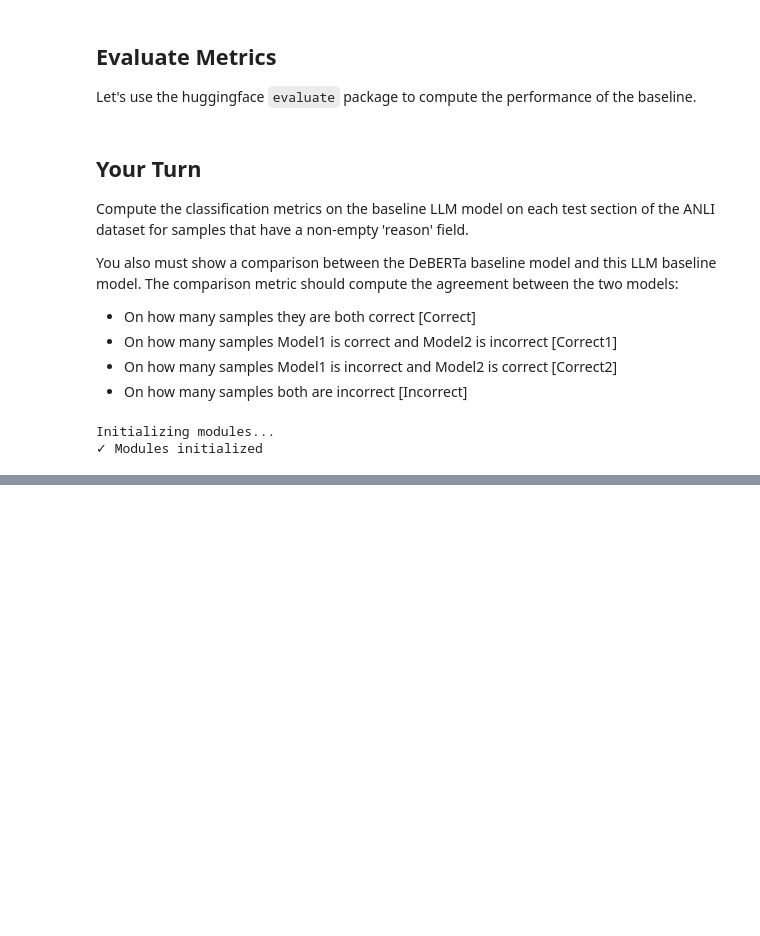
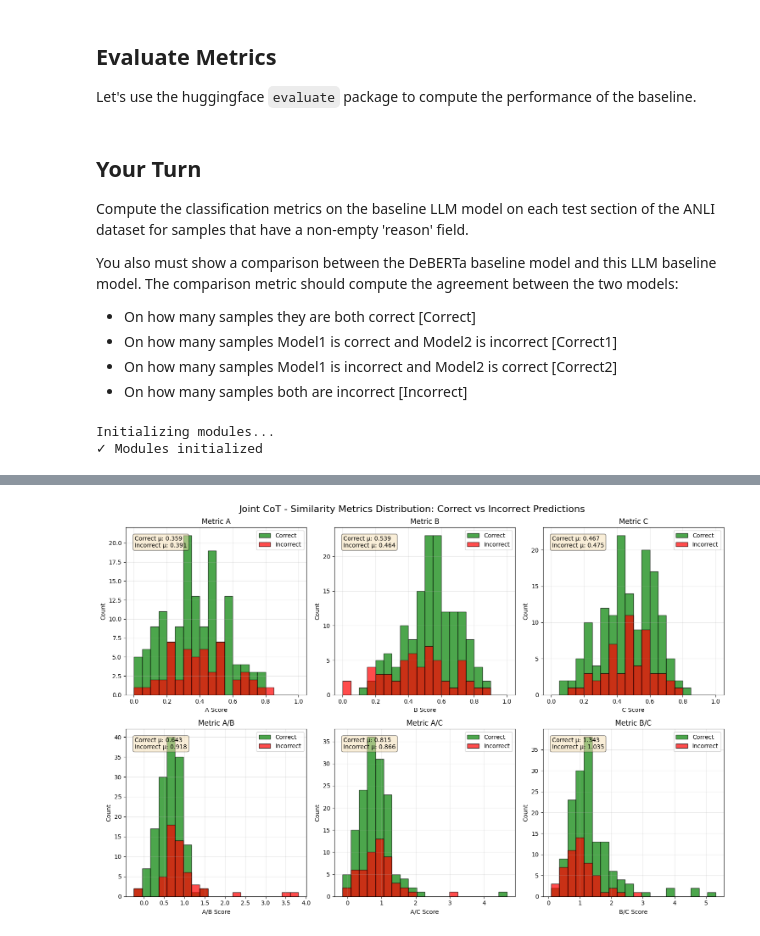
Before and after one commit to yuvallevy09/nlp-with-llms-2025-hw2, a Jupyter notebook: anli_llm.ipynb, the cells around one changed output, grey strips where cells are left out. Cells and saved outputs as stored; diff of their text form; code cells hidden in the pictures; blank space fills up the shorter version.

```diff
--- a/anli_llm.ipynb
+++ b/anli_llm.ipynb
@@ -688,0 +237,10 @@ Ready for next steps and further optimization!
+# %%
+# Evaluate Joint CoT approach
+print("\nEvaluating Joint CoT approach...")
+joint_accuracy, joint_results = evaluate_with_similarity(
+    joint_cot,
+    eval_samples,
+    similarity_model,
+    collect_results=True
+)
+print(f"Joint CoT Accuracy: {joint_accuracy:.3f}")
@@ -688,0 +250,10 @@ Ready for next steps and further optimization!
+# %%
+# Evaluate Pipeline approach
+print("\nEvaluating Pipeline approach...")
+pipeline_accuracy, pipeline_results = evaluate_with_similarity(
+    pipeline_module,
+    eval_samples,
+    similarity_model,
+    collect_results=True
+)
+print(f"Pipeline Accuracy: {pipeline_accuracy:.3f}")
@@ -688,0 +263,71 @@ Ready for next steps and further optimization!
+# %%
+import matplotlib.pyplot as plt
+import numpy as np
+import pandas as pd
+
+def create_similarity_histograms(results, approach_name):
+    """
+    Create histograms for each similarity metric comparing correct vs incorrect predictions.
+    """
+    # Convert results to DataFrame for easier analysis
+    df = pd.DataFrame(results)
+
+    # Separate correct and incorrect predictions
+    correct_df = df[df['is_correct'] == True]
+    incorrect_df = df[df['is_correct'] == False]
+
+    # Define metrics to plot
+    metrics = ['A', 'B', 'C', 'A/B', 'A/C', 'B/C']
+
+    # Create subplots
+    fig, axes = plt.subplots(2, 3, figsize=(15, 10))
+    fig.suptitle(f'{approach_name} - Similarity Metrics Distribution: Correct vs Incorrect Predictions', fontsize=16)
+    axes = axes.flatten()
+
+    for idx, metric in enumerate(metrics):
+        ax = axes[idx]
+
+        # Get data for correct and incorrect predictions
+        correct_values = correct_df[metric].values
+        incorrect_values = incorrect_df[metric].values
+
+        # Determine range for histogram bins
+        all_values = np.concatenate([correct_values, incorrect_values])
+        min_val, max_val = np.min(all_values), np.max(all_values)
+
+        # Create bins
+        if metric in ['A', 'B', 'C']:  # Similarity scores are between 0 and 1
+            bins = np.linspace(0, 1, 21)  # 20 bins from 0 to 1
+        else:  # Ratio metrics can have wider range
+            bins = np.linspace(min_val, max_val, 21)
+
+        # Plot histograms
+        ax.hist(correct_values, bins=bins, alpha=0.7, label='Correct', color='green', edgecolor='black')
+        ax.hist(incorrect_values, bins=bins, alpha=0.7, label='Incorrect', color='red', edgecolor='black')
+
+        # Add labels and title
+        ax.set_xlabel(f'{metric} Score')
+        ax.set_ylabel('Count')
+        ax.set_title(f'Metric {metric}')
+        ax.legend()
+        ax.grid(True, alpha=0.3)
+
+        # Add statistics
+        correct_mean = np.mean(correct_values) if len(correct_values) > 0 else 0
+        incorrect_mean = np.mean(incorrect_values) if len(incorrect_values) > 0 else 0
+        ax.text(0.05, 0.95, f'Correct μ: {correct_mean:.3f}\nIncorrect μ: {incorrect_mean:.3f}',
+                transform=ax.transAxes, verticalalignment='top',
+                bbox=dict(boxstyle='round', facecolor='wheat', alpha=0.5))
+
+    plt.tight_layout()
+    return fig
+
+
+# Create histograms for both approaches
+joint_fig = create_similarity_histograms(joint_results, "Joint CoT")
+plt.show()
+
+pipeline_fig = create_similarity_histograms(pipeline_results, "Pipeline")
+plt.show()
+# %% [output]
+[figure, added]
```
Also changed, not shown: parts of 16 cells of this notebook, 1 other file.
